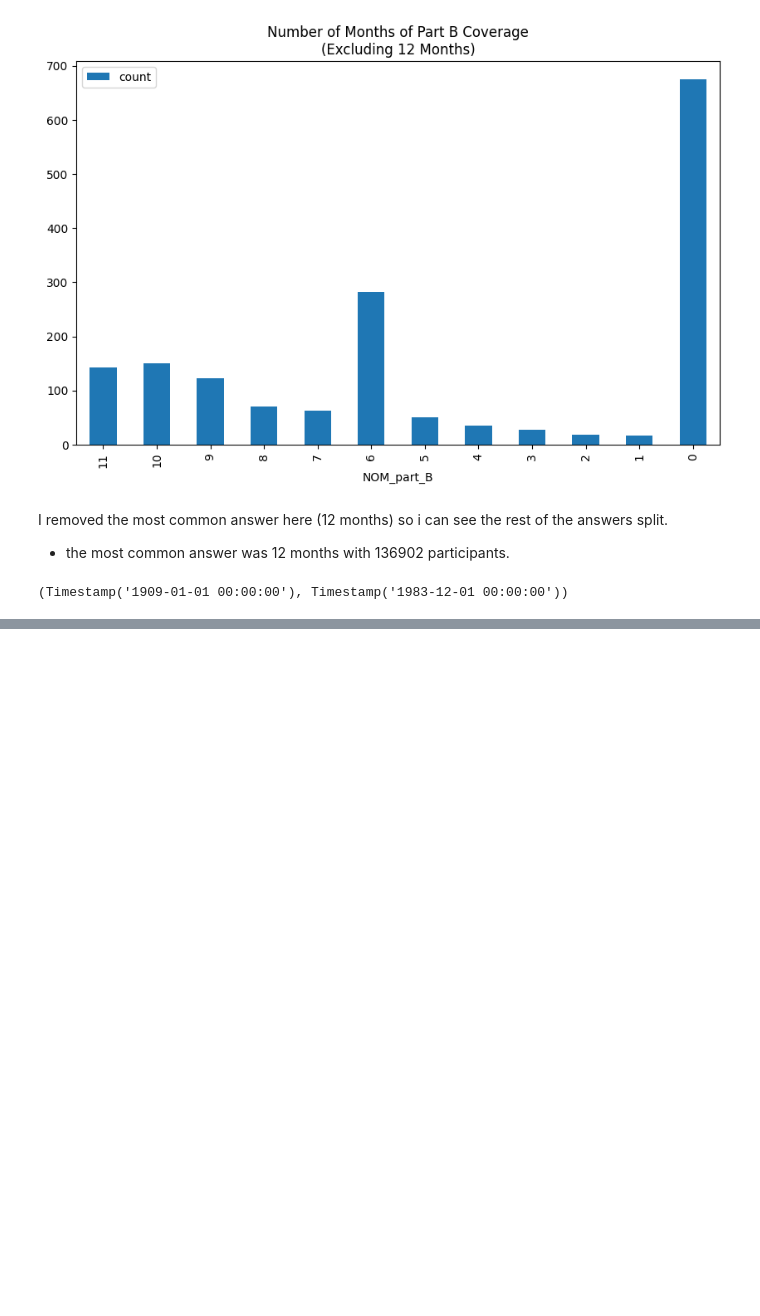
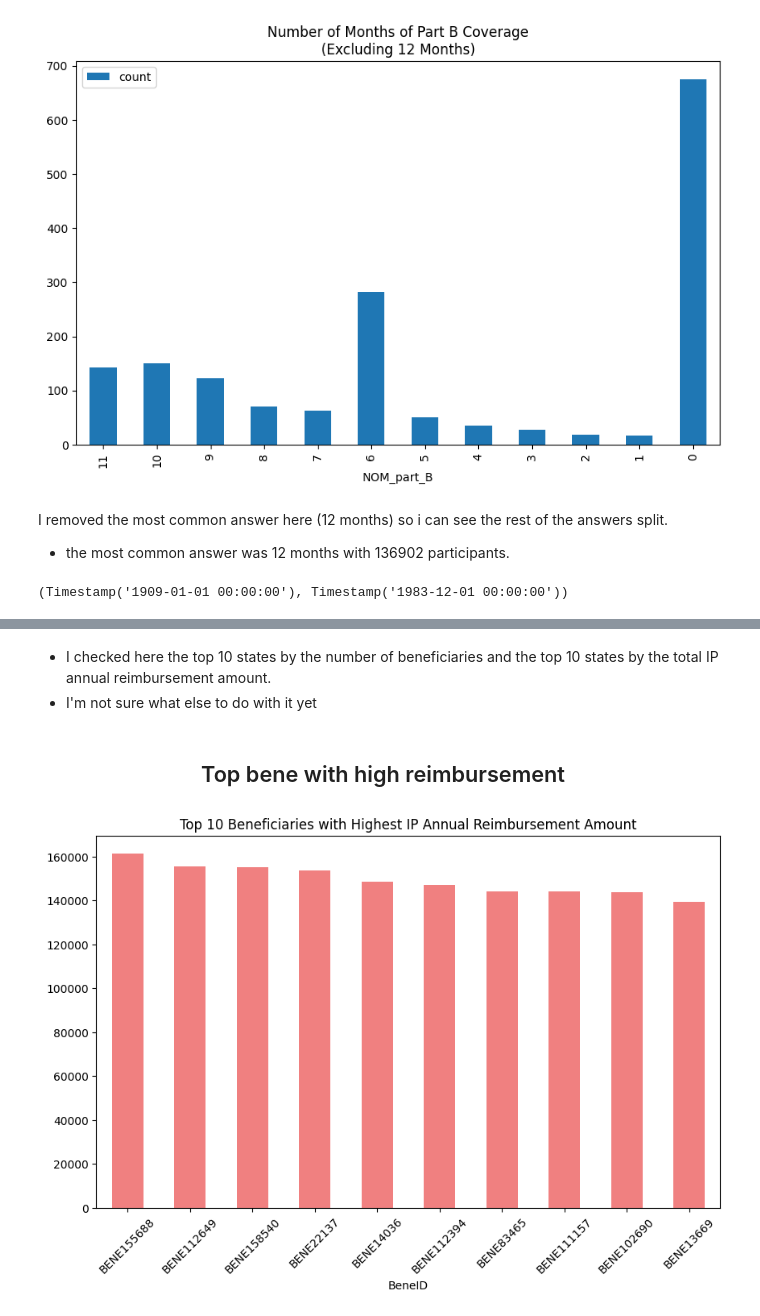
Before and after one commit to ChTomer/MyCapstone, a Jupyter notebook: HealthCareFraudProjectPitch/1beneficiary.ipynb, the cells around one changed output, grey strips where cells are left out. Drawn from its saved outputs; the diff is of its cells as text; code cells hidden in the pictures; blank space fills up the shorter version.

```diff
--- a/HealthCareFraudProjectPitch/1beneficiary.ipynb
+++ b/HealthCareFraudProjectPitch/1beneficiary.ipynb
@@ -454,0 +566,12 @@ plot_hist(['IPAnnualReimbursementAmt', 'IPAnnualDeductibleAmt', 'OPAnnualReimbur
+# %% [markdown]
+- I checked here the top 10 states by the number of beneficiaries and the top 10 states by the total IP annual reimbursement amount.
+- I'm not sure what else to do with it yet
+# %% [markdown]
+## <center> Top bene with high reimbursement
+# %%
+df.groupby('BeneID')['IPAnnualReimbursementAmt'].sum().nlargest(10).plot(kind='bar', figsize=(10, 6), color='lightcoral', )
+plt.xticks(rotation=45)
+plt.title('Top 10 Beneficiaries with Highest IP Annual Reimbursement Amount')
+plt.show()
+# %% [output]
+[figure, added]
```
Also changed, not shown: parts of 14 cells of this notebook, 3 other files.
